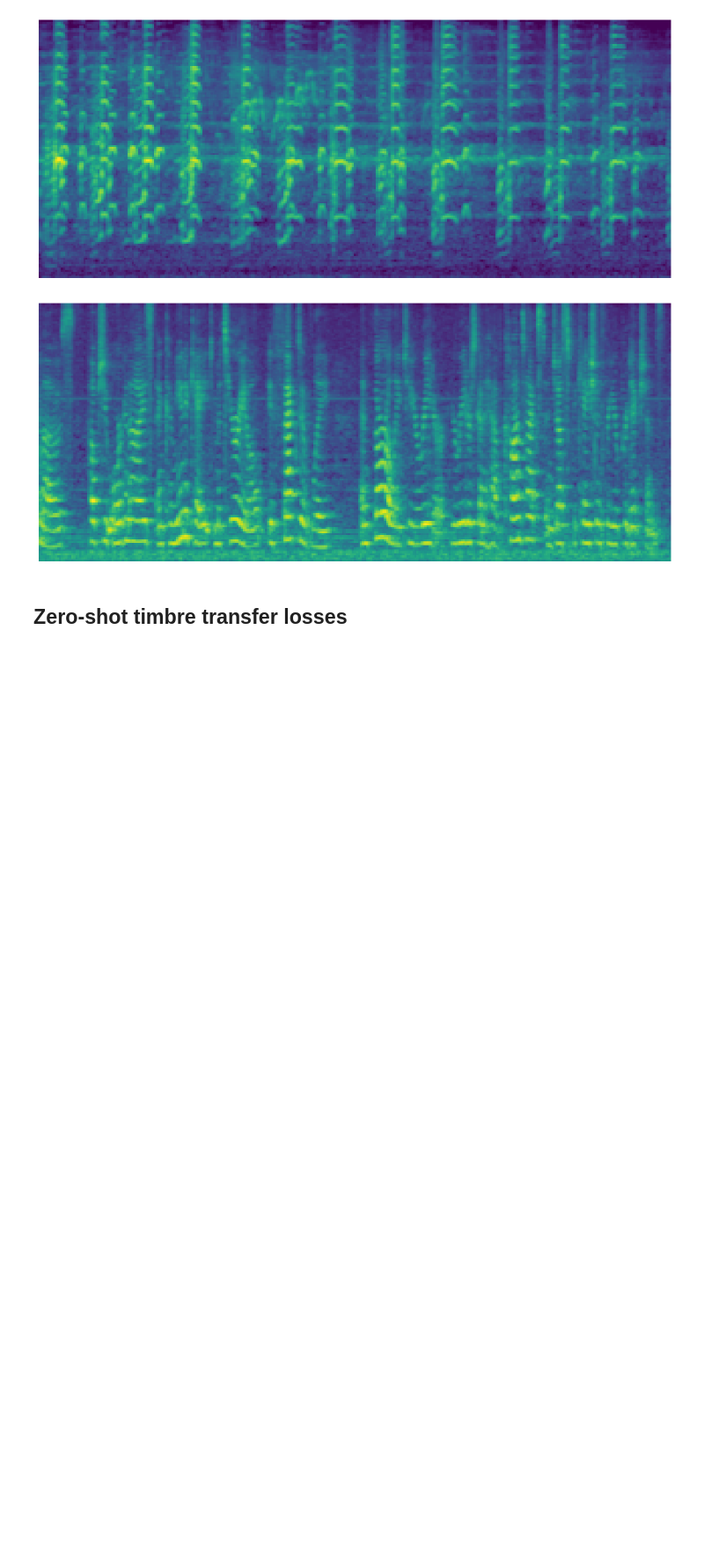
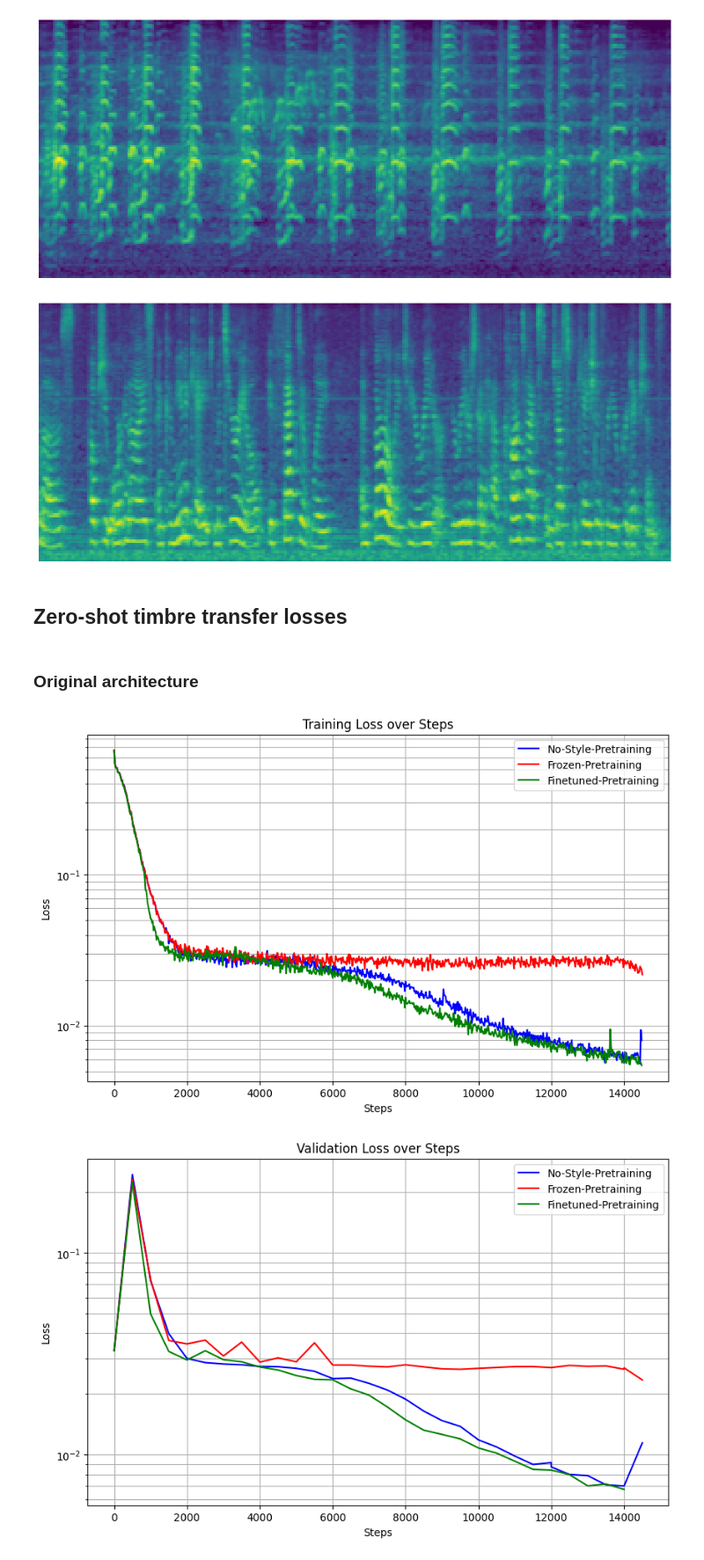
Before and after one commit to wojtekk23/ss-vq-vae, a Jupyter notebook: experiments/Thesis Visualizations.ipynb, the cells around one changed output. Shown at 88% size. Cells and saved outputs as stored; diff of their text form; code cells hidden in the pictures; blank space fills up the shorter version.

Commit message:
docs: loss graphs

```diff
--- a/experiments/Thesis Visualizations.ipynb
+++ b/experiments/Thesis Visualizations.ipynb
@@ -48,0 +113,26 @@ for i, (key, melspectrogram) in enumerate(melspectrograms.items()):
+# %% [markdown]
+### Original architecture
+# %%
+train_paths = [
+    'visualizations_data/timbre_transfer_data/model-original-no-style-pretraining-19-11-2023-train.csv',
+    'visualizations_data/timbre_transfer_data/model-original-frozen-style-pretraining-21-11-2023-train.csv',
+    'visualizations_data/timbre_transfer_data/model-original-finetuned-style-pretraining-22-11-2023-train.csv'
+]
+valid_paths = [
+    'visualizations_data/timbre_transfer_data/model-original-no-style-pretraining-19-11-2023-valid.csv',
+    'visualizations_data/timbre_transfer_data/model-original-frozen-style-pretraining-21-11-2023-valid.csv',
+    'visualizations_data/timbre_transfer_data/model-original-finetuned-style-pretraining-22-11-2023-valid.csv'
+]
+zero_valid_paths = [
+    'visualizations_data/timbre_transfer_data/model-original-no-style-pretraining-19-11-2023-zero-valid.csv',
+    'visualizations_data/timbre_transfer_data/model-original-frozen-style-pretraining-21-11-2023-zero-valid.csv',
+    'visualizations_data/timbre_transfer_data/model-original-finetuned-style-pretraining-22-11-2023-zero-valid.csv'
+]
+
+labels = ['No-Style-Pretraining', 'Frozen-Pretraining', 'Finetuned-Pretraining']
+colors = ['blue', 'red', 'green']
+
+timbre_transfer_original_loss_graphs = create_timbre_transfer_loss_graphs(train_paths, valid_paths, zero_valid_paths, labels, colors)
+# %% [output]
+[figure, added]
+[figure, added]
```
Also changed, not shown: parts of 15 cells of this notebook, 32 other files.
